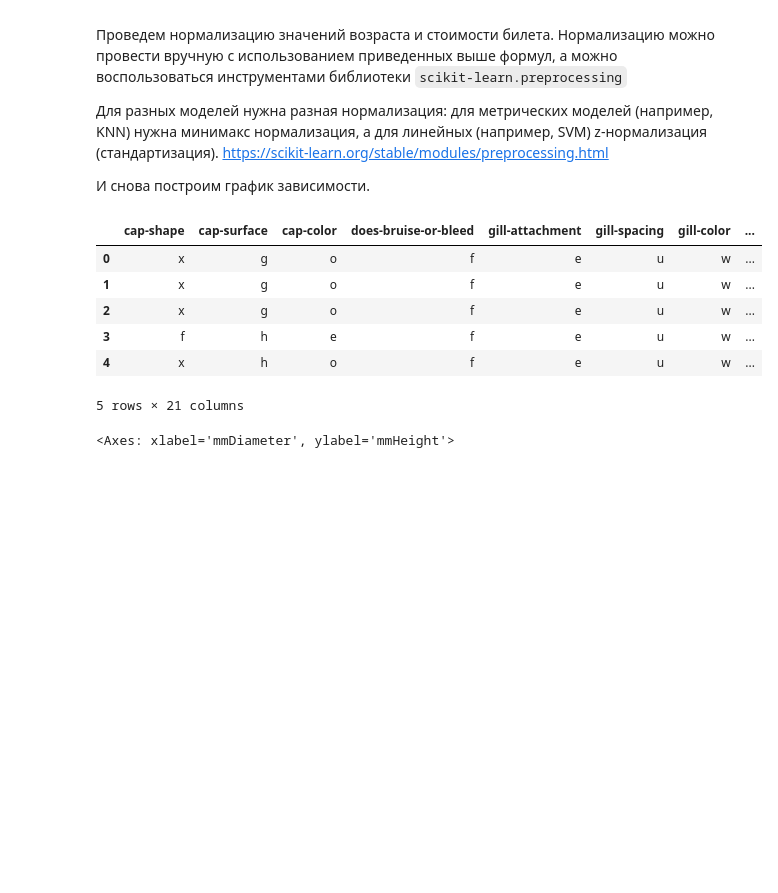
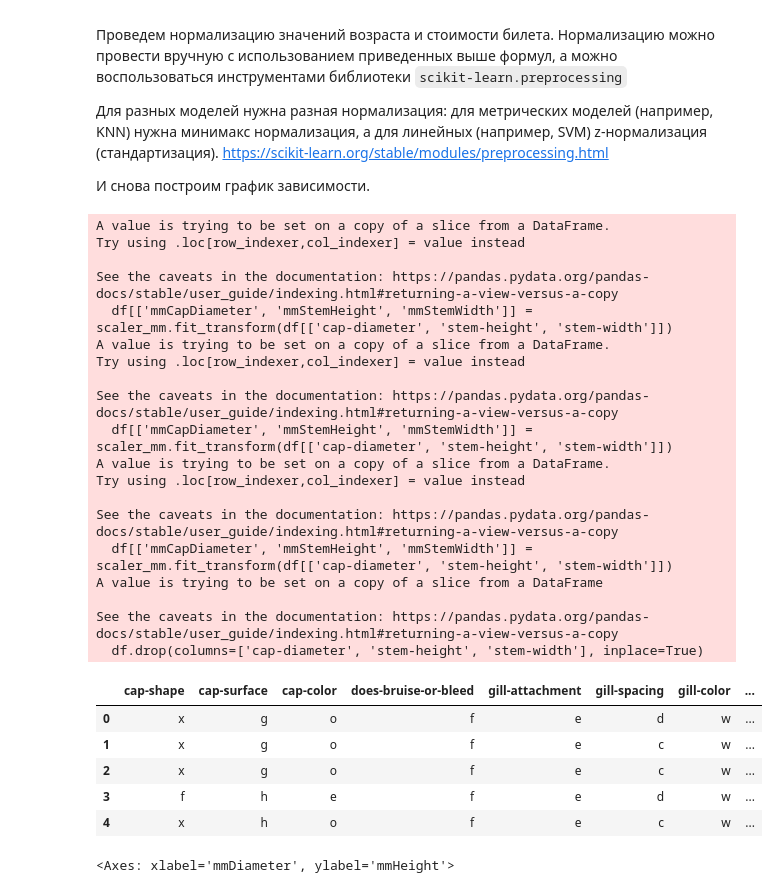
Before and after one commit to yay33/sys-tech-of-analysis-of-data, a Jupyter notebook: [1] - exploratory analysis/ФМИ_Технологии_МО_Разведочный_анализ_и_предобработка_данных.ipynb, the cells around one changed output. Saved outputs shown, nothing was run; the diff lists cells and outputs as text; code cells hidden in the pictures; blank space fills up the shorter version.

```diff
--- a/[1] - exploratory analysis/ФМИ_Технологии_МО_Разведочный_анализ_и_предобработка_данных.ipynb
+++ b/[1] - exploratory analysis/ФМИ_Технологии_МО_Разведочный_анализ_и_предобработка_данных.ipynb
@@ -241,0 +325,23 @@ dtype: int64
+# %%
+p_count = (df['veil-type'] == 'p').sum()
+u_count = (df['veil-type'] == 'u').sum()
+
+# Рассчитываем общее количество ненулевых значений
+total_count = p_count + u_count
+
+# Рассчитываем вероятности
+if total_count > 0:
+    p_ratio = p_count / total_count
+    u_ratio = u_count / total_count
+else:
+    p_ratio, u_ratio = 0.5, 0.5  # Если все значения NaN, задаем равные шансы
+
+# Функция для заполнения 'veil-type' в зависимости от существующего распределения
+def fill_veil_type(row):
+    if pd.isna(row['veil-type']):
+        return np.random.choice(['p', 'u'], p=[p_ratio, u_ratio])
+    else:
+        return row['veil-type']
+
+# Применяем функцию к DataFrame
+df['veil-type'] = df.apply(fill_veil_type, axis=1)
@@ -241,0 +354,6 @@ dtype: int64
+# %%
+# Заполняем 'stem-surface' значениями из 'cap-surface', если они NA
+df['stem-surface'] = df['stem-surface'].fillna(df['cap-surface'])
+
+# Заполняем 'stem-color' значениями из 'cap-color', если они NA
+df['stem-color'] = df['stem-color'].fillna(df['cap-color'])
@@ -241,0 +371,2 @@ dtype: int64
+# %%
+df['veil-color'] = df['veil-color'].fillna(df['cap-color'])
@@ -241,0 +399,2 @@ dtype: int64
+# %%
+df['stem-root'] = df['stem-root'].fillna('d')
@@ -506,19 +652,37 @@ $$x_{norm}=\frac{x-x_{mean}}{x_{std}}$$
 # %%
 from sklearn.preprocessing import MinMaxScaler  # StandardScaler
 
 scaler_mm = MinMaxScaler()
 
-X[['mmDiameter', 'mmHeight', 'mmWidth']] = scaler_mm.fit_transform(X[['cap-diameter', 'stem-height', 'stem-width']])
-X.drop(columns=['cap-diameter', 'stem-height', 'stem-width'], inplace=True)
-X.head()
+df[['mmCapDiameter', 'mmStemHeight', 'mmStemWidth']] = scaler_mm.fit_transform(df[['cap-diameter', 'stem-height', 'stem-width']])
+df.drop(columns=['cap-diameter', 'stem-height', 'stem-width'], inplace=True)
+df.head()
 # %% [output]
+A value is trying to be set on a copy of a slice from a DataFrame.
+Try using .loc[row_indexer,col_indexer] = value instead
+
+See the caveats in the documentation: https://pandas.pydata.org/pandas-docs/stable/user_guide/indexing.html#returning-a-view-versus-a-copy
+  df[['mmCapDiameter', 'mmStemHeight', 'mmStemWidth']] = scaler_mm.fit_transform(df[['cap-diameter', 'stem-height', 'stem-width']])
+A value is trying to be set on a copy of a slice from a DataFrame.
+Try using .loc[row_indexer,col_indexer] = value instead
+
+See the caveats in the documentation: https://pandas.pydata.org/pandas-docs/stable/user_guide/indexing.html#returning-a-view-versus-a-copy
+  df[['mmCapDiameter', 'mmStemHeight', 'mmStemWidth']] = scaler_mm.fit_transform(df[['cap-diameter', 'stem-height', 'stem-width']])
+A value is trying to be set on a copy of a slice from a DataFrame.
+Try using .loc[row_indexer,col_indexer] = value instead
+
+See the caveats in the documentation: https://pandas.pydata.org/pandas-docs/stable/user_guide/indexing.html#returning-a-view-versus-a-copy
+  df[['mmCapDiameter', 'mmStemHeight', 'mmStemWidth']] = scaler_mm.fit_transform(df[['cap-diameter', 'stem-height', 'stem-width']])
+A value is trying to be set on a copy of a slice from a DataFrame
+
+See the caveats in the documentation: https://pandas.pydata.org/pandas-docs/stable/user_guide/indexing.html#returning-a-view-versus-a-copy
+  df.drop(columns=['cap-diameter', 'stem-height', 'stem-width'], inplace=True)
 |  | cap-shape | cap-surface | cap-color | does-bruise-or-bleed | gill-attachment | gill-spacing | gill-color | ... |
-| 0 | x | g | o | f | e | u | w | ... |
-| 1 | x | g | o | f | e | u | w | ... |
-| 2 | x | g | o | f | e | u | w | ... |
-| 3 | f | h | e | f | e | u | w | ... |
-| 4 | x | h | o | f | e | u | w | ... |
+| 0 | x | g | o | f | e | d | w | ... |
+| 1 | x | g | o | f | e | c | w | ... |
+| 2 | x | g | o | f | e | c | w | ... |
+| 3 | f | h | e | f | e | d | w | ... |
+| 4 | x | h | o | f | e | c | w | ... |
-5 rows × 21 columns
 # %%
 _, axs = plt.subplots(nrows=2)
 sns.lineplot(data=X, x='cap-diameter', y='stem-height', ax=axs[0])
```
Also changed, not shown: parts of 28 cells of this notebook, 5 other files.
